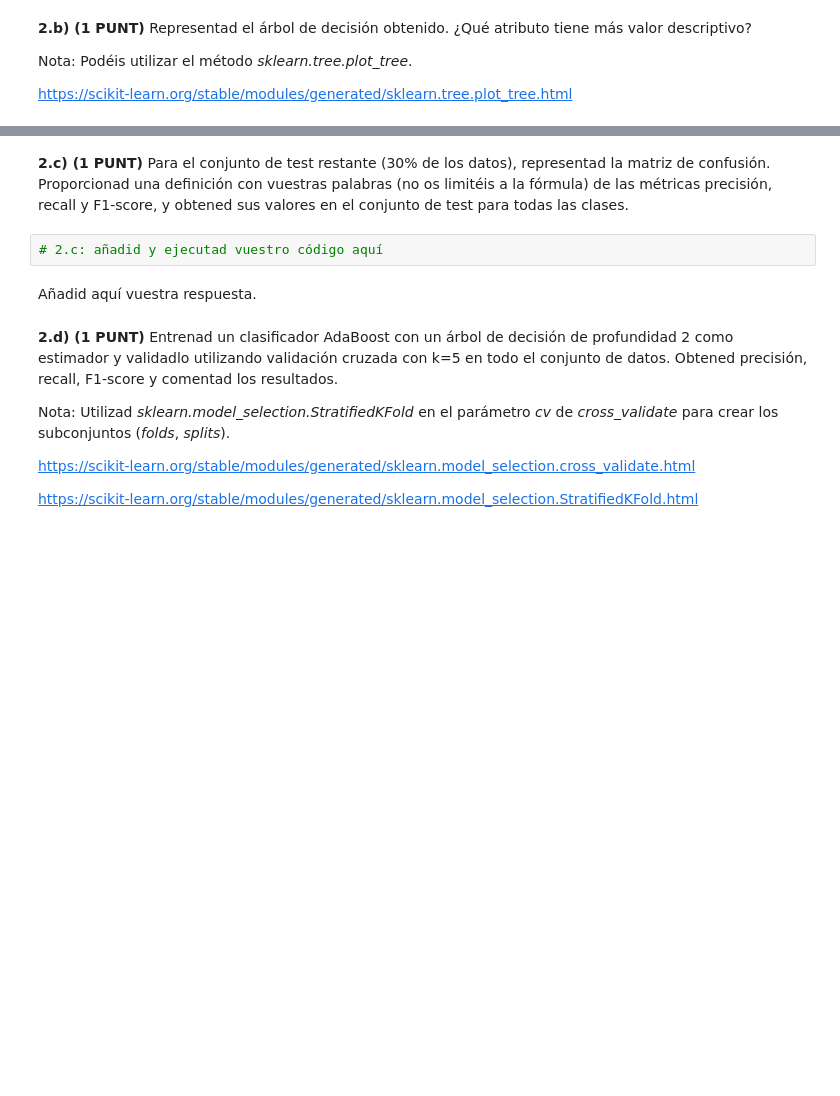
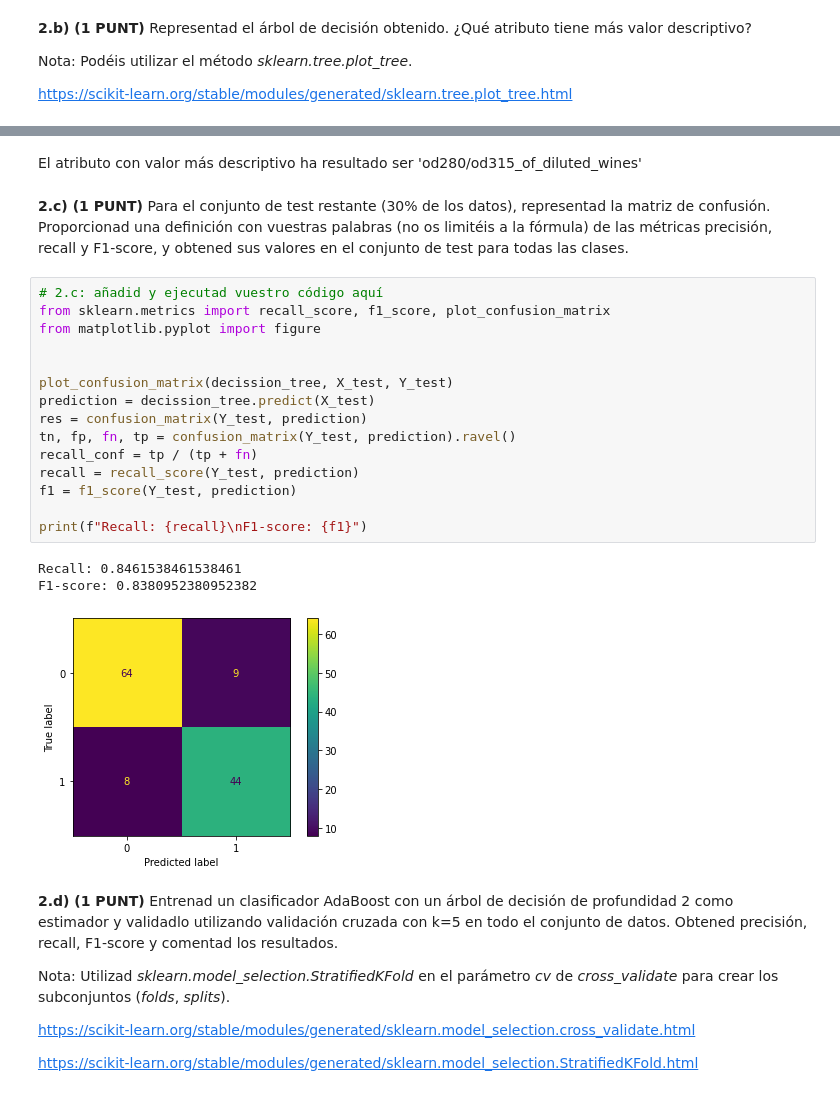
Before and after one commit to pablo-grande/IA, a Jupyter notebook: PEC2/iaa2022_pac2_TEMPLATE_ib.ipynb, the cells around one changed output, grey strips where cells are left out. Drawn from its saved outputs; the diff is of its cells as text; blank space fills up the shorter version.

```diff
--- a/PEC2/iaa2022_pac2_TEMPLATE_ib.ipynb
+++ b/PEC2/iaa2022_pac2_TEMPLATE_ib.ipynb
@@ -187,9 +320,26 @@ Añadid aquí vuestra respuesta.
+# %% [markdown]
+El atributo con valor más descriptivo ha resultado ser 'od280/od315_of_diluted_wines'
 # %% [markdown]
 **2.c) (1 PUNT)** Para el conjunto de test restante (30% de los datos), representad la matriz de confusión. Proporcionad una definición con vuestras palabras (no os limitéis a la fórmula) de las métricas precisión, recall y F1-score, y obtened sus valores en el conjunto de test para todas las clases.
-# %%
-# 2.c: añadid y ejecutad vuestro código aquí
-# %% [markdown]
-Añadid aquí vuestra respuesta.
+# %%
+# 2.c: añadid y ejecutad vuestro código aquí
+from sklearn.metrics import recall_score, f1_score, plot_confusion_matrix
+from matplotlib.pyplot import figure
+
+
+plot_confusion_matrix(decission_tree, X_test, Y_test)
+prediction = decission_tree.predict(X_test)
+res = confusion_matrix(Y_test, prediction)
+tn, fp, fn, tp = confusion_matrix(Y_test, prediction).ravel()
+recall_conf = tp / (tp + fn)
+recall = recall_score(Y_test, prediction)
+f1 = f1_score(Y_test, prediction)
+
+print(f"Recall: {recall}\nF1-score: {f1}")
+# %% [output]
+Recall: 0.8461538461538461
+F1-score: 0.8380952380952382
+[figure, added]
 # %% [markdown]
 **2.d) (1 PUNT)** Entrenad un clasificador AdaBoost con un árbol de decisión de profundidad 2 como estimador y validadlo utilizando validación cruzada con k=5 en todo el conjunto de datos. Obtened precisión, recall, F1-score y comentad los resultados.
 
```
Also changed, not shown: parts of 25 cells of this notebook, 1 other file.
